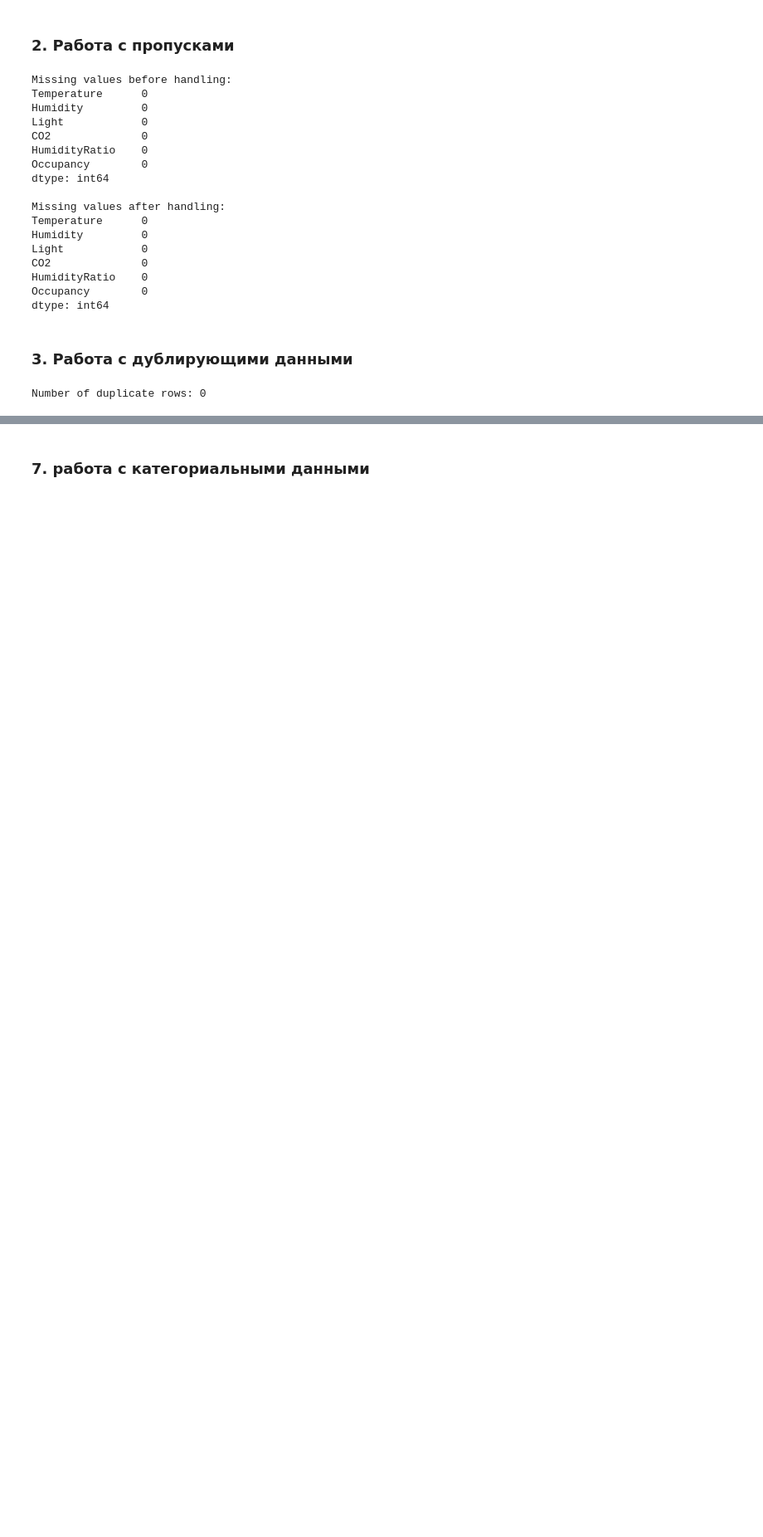
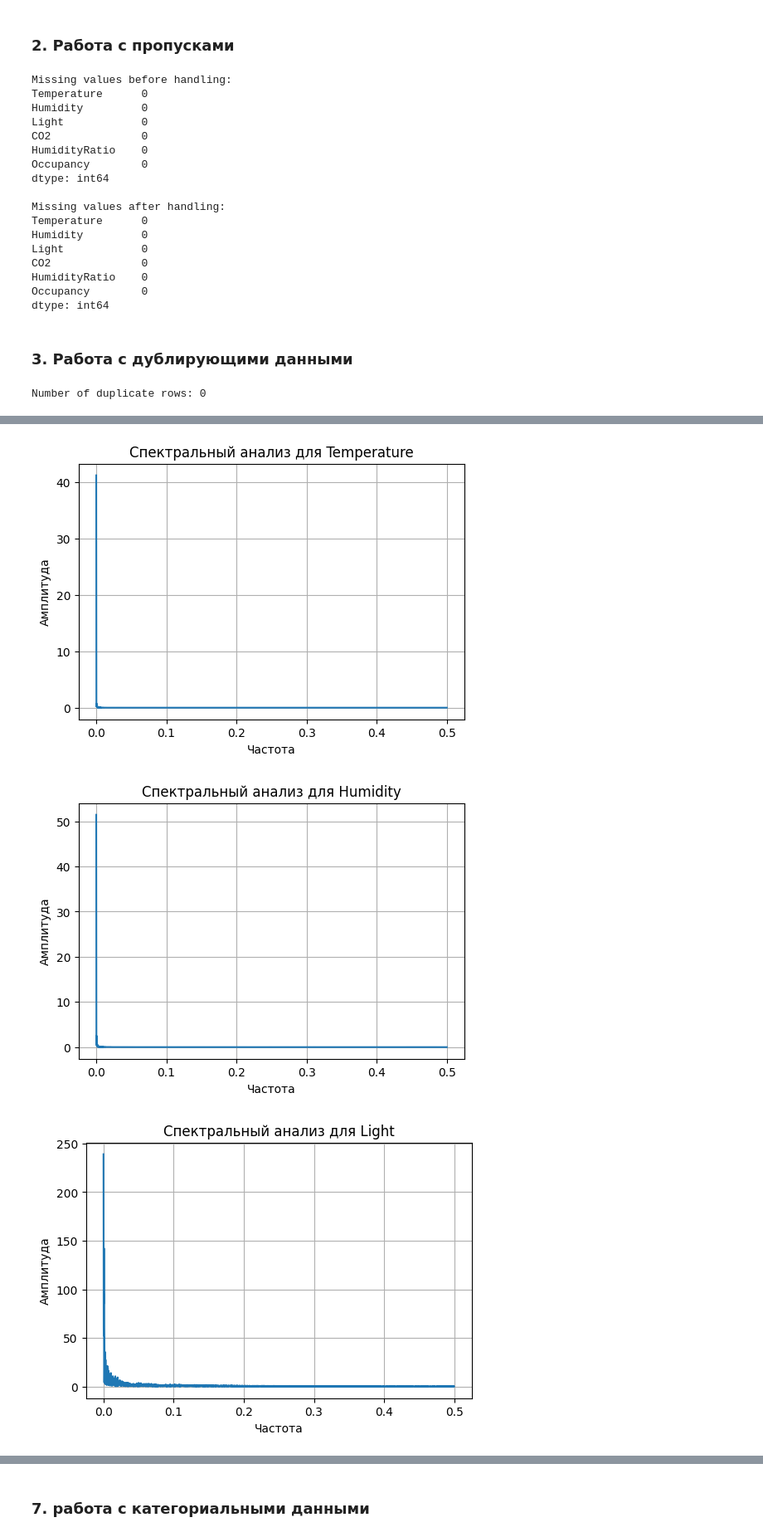
Before and after one commit to romanroff/ITMO_subjects, a Jupyter notebook: Math Forecasting/lab_0_Bashirov.ipynb, the cells around one changed output, grey strips where cells are left out. Shown at 83% size. Drawn from its saved outputs; the diff is of its cells as text; code cells hidden in the pictures; blank space fills up the shorter version.

```diff
--- a/Math Forecasting/lab_0_Bashirov.ipynb
+++ b/Math Forecasting/lab_0_Bashirov.ipynb
@@ -274,7 +310,7 @@ dtype: int64
 # Работа с дублирующими данными
 duplicates = df.reset_index().duplicated().sum()
 print(f"\nNumber of duplicate rows: {duplicates}")
-# df.drop_duplicates(inplace=True)
+df.drop_duplicates(inplace=True)
 # %% [output]
 Number of duplicate rows: 0
 # %% [markdown]
@@ -322,0 +493,29 @@ spectral_analysis(df['Temperature'])
+# %%
+import numpy as np
+import matplotlib.pyplot as plt
+from scipy.fft import fft, fftfreq
+
+for param in parameters:
+    # Заданный временной ряд
+    data = df[param].dropna().values  # Преобразуем Series в numpy array
+
+    # Определение частоты дискретизации
+    n = len(data)                 # Количество точек
+    T = 1  # Шаг по времени (например, 1 минута, если данные минутные)
+
+    # Применение FFT и получение частот
+    yf = fft(data)                # Результат FFT
+    xf = fftfreq(n, T)[:n // 2]   # Частоты, соответствующие компонентам
+
+    # Визуализация спектральной плотности мощности
+    plt.figure(figsize=(6, 4))
+    plt.plot(xf, 2.0 / n * np.abs(yf[:n // 2])) # type:ignore
+    plt.xlabel('Частота')
+    plt.ylabel('Амплитуда')
+    plt.title(f'Спектральный анализ для {param}')
+    plt.grid()
+    plt.show()
+# %% [output]
+[figure, added]
+[figure, added]
+[figure, added]
```
Also changed, not shown: parts of 27 cells of this notebook, 1 other file.
